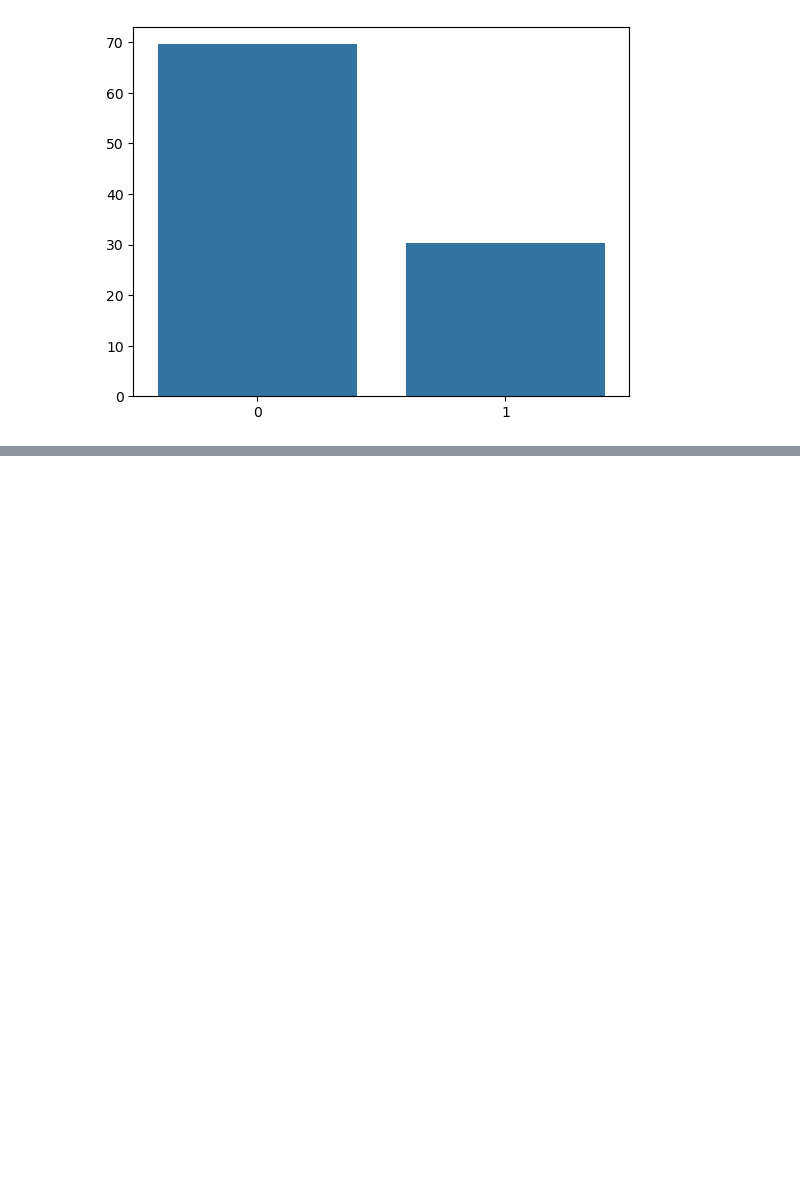
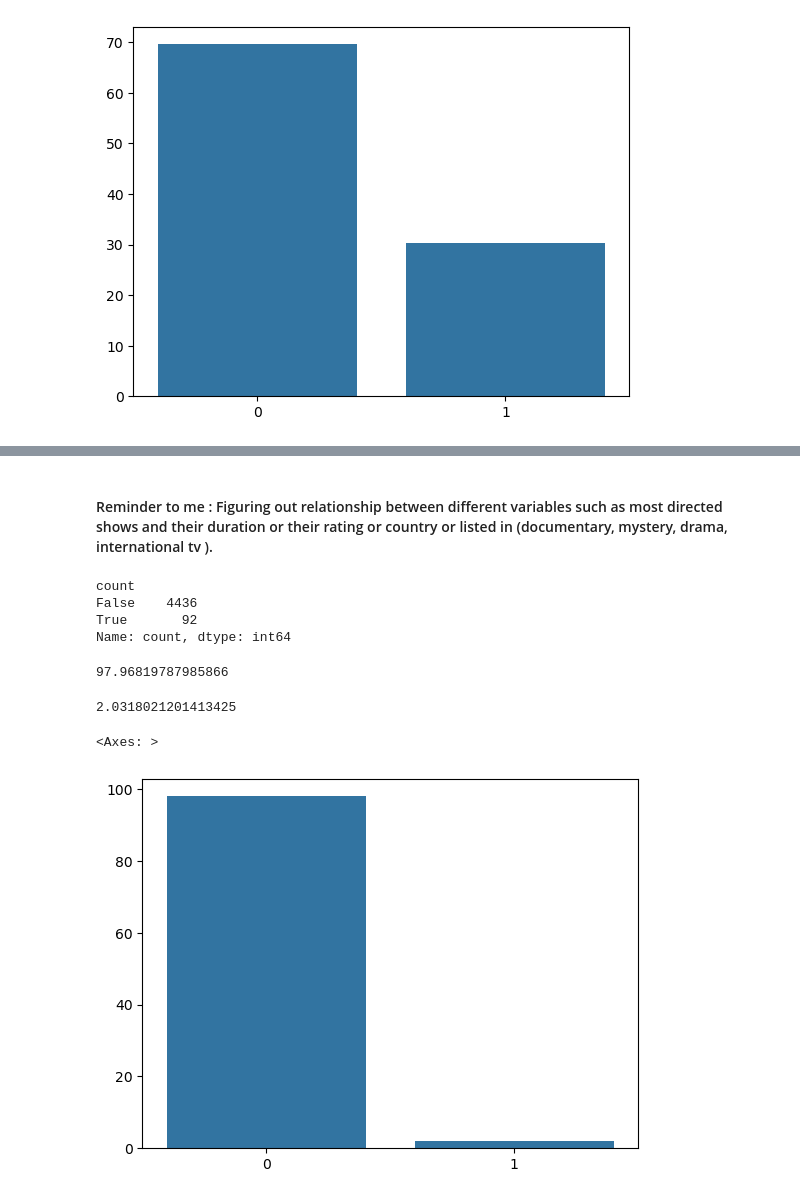
Before and after one commit to Sohail-44/Netflix_ELT_E2E, a Jupyter notebook: EDA_Cleaning/EDAnetflix_churn.ipynb, the cells around one changed output, grey strips where cells are left out. Saved outputs shown, nothing was run; the diff lists cells and outputs as text; code cells hidden in the pictures; blank space fills up the shorter version.

Commit message:
Did simple analysis of director and country columns

```diff
--- a/EDA_Cleaning/EDAnetflix_churn.ipynb
+++ b/EDA_Cleaning/EDAnetflix_churn.ipynb
@@ -112,0 +134,32 @@ sb.barplot(Entertainment_Type)
+# %% [markdown]
+#### Reminder to me : Figuring out relationship between different variables such as most directed shows and their duration or their rating or country or listed in (documentary, mystery, drama, international tv ).
+# %%
+# Wow so basically Only 92 out of 4528  Directors who have directed in 5 or more movies -- most of the directors are amateur
+Top_directors.value_counts()
+# %% [output]
+count
+False    4436
+True       92
+Name: count, dtype: int64
+# %%
+# Lets do simple percentage analysis of directors with experience and amateur directors
+four_or_less_m_directors = 4436
+five_or_more_m_directors = 92
+Total_directors = 4528
+
+four_or_less_percent = 4436*100/4528
+five_or_more_percent = 92*100/4528
+# %%
+four_or_less_percent
+# %% [output]
+97.96819787985866
+# %%
+five_or_more_percent
+# %% [output]
+2.0318021201413425
+# %%
+directors_experience = [four_or_less_percent, five_or_more_percent]
+sb.barplot(directors_experience)
+# %% [output]
+<Axes: >
+[figure, added]
```
Also changed, not shown: parts of 8 cells of this notebook, 1 other file.
